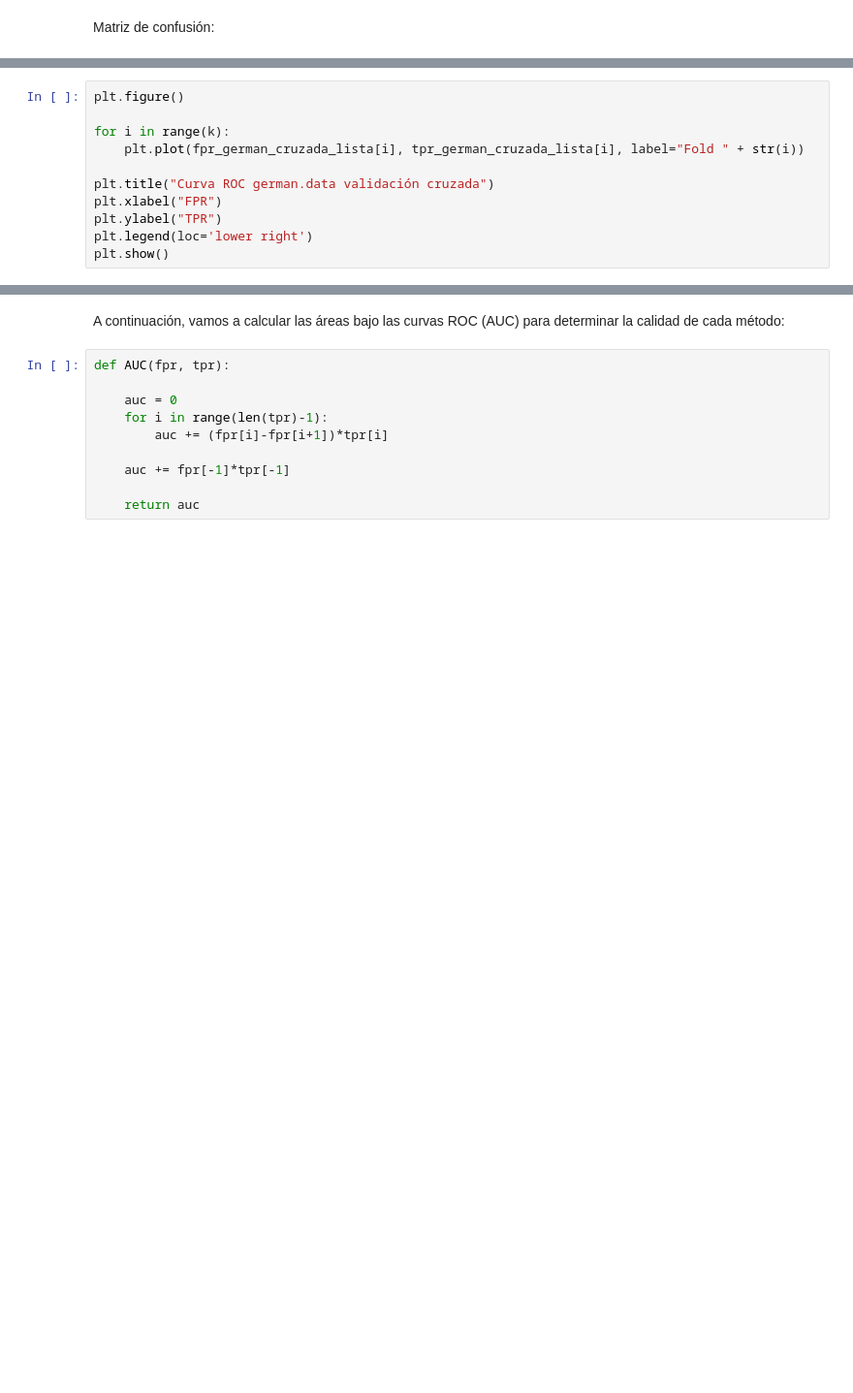
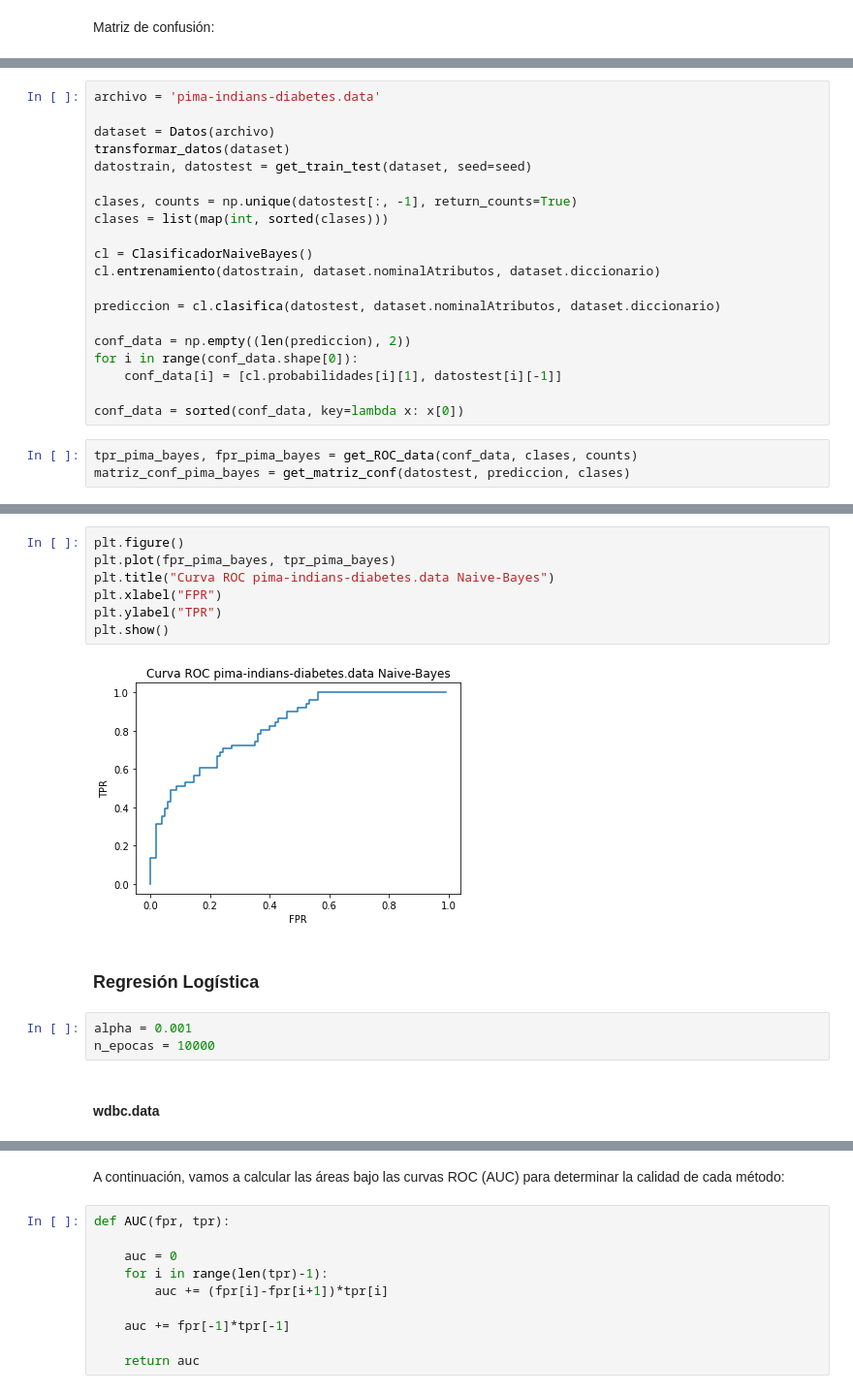
Before and after one commit to Albertogk/FAA, a Jupyter notebook: practica2/main.ipynb, the cells around one changed output, grey strips where cells are left out. Shown at 97% size. Saved outputs shown, nothing was run; the diff lists cells and outputs as text; blank space fills up the shorter version.

```diff
--- a/practica2/main.ipynb
+++ b/practica2/main.ipynb
@@ -627,11 +424,0 @@ for i in range(k):
-# %%
-plt.figure()
-
-for i in range(k):
-    plt.plot(fpr_german_cruzada_lista[i], tpr_german_cruzada_lista[i], label="Fold " + str(i))
-
-plt.title("Curva ROC german.data validación cruzada")
-plt.xlabel("FPR")
-plt.ylabel("TPR")
-plt.legend(loc='lower right')
-plt.show()
@@ -637,0 +450,23 @@ plt.show()
+# %%
+archivo = 'pima-indians-diabetes.data'
+
+dataset = Datos(archivo)
+transformar_datos(dataset)
+datostrain, datostest = get_train_test(dataset, seed=seed)
+
+clases, counts = np.unique(datostest[:, -1], return_counts=True)
+clases = list(map(int, sorted(clases)))
+
+cl = ClasificadorNaiveBayes()
+cl.entrenamiento(datostrain, dataset.nominalAtributos, dataset.diccionario)
+
+prediccion = cl.clasifica(datostest, dataset.nominalAtributos, dataset.diccionario)
+
+conf_data = np.empty((len(prediccion), 2))
+for i in range(conf_data.shape[0]):
+    conf_data[i] = [cl.probabilidades[i][1], datostest[i][-1]]
+
+conf_data = sorted(conf_data, key=lambda x: x[0])
+# %%
+tpr_pima_bayes, fpr_pima_bayes = get_ROC_data(conf_data, clases, counts)
+matriz_conf_pima_bayes = get_matriz_conf(datostest, prediccion, clases)
@@ -637,0 +489,16 @@ plt.show()
+# %%
+plt.figure()
+plt.plot(fpr_pima_bayes, tpr_pima_bayes)
+plt.title("Curva ROC pima-indians-diabetes.data Naive-Bayes")
+plt.xlabel("FPR")
+plt.ylabel("TPR")
+plt.show()
+# %% [output]
+[figure, added]
+# %% [markdown]
+<h3>Regresión Logística</h3>
+# %%
+alpha = 0.001
+n_epocas = 10000
+# %% [markdown]
+<h4>wdbc.data</h4>
```
Also changed, not shown: parts of 56 cells of this notebook, 1 other file.
